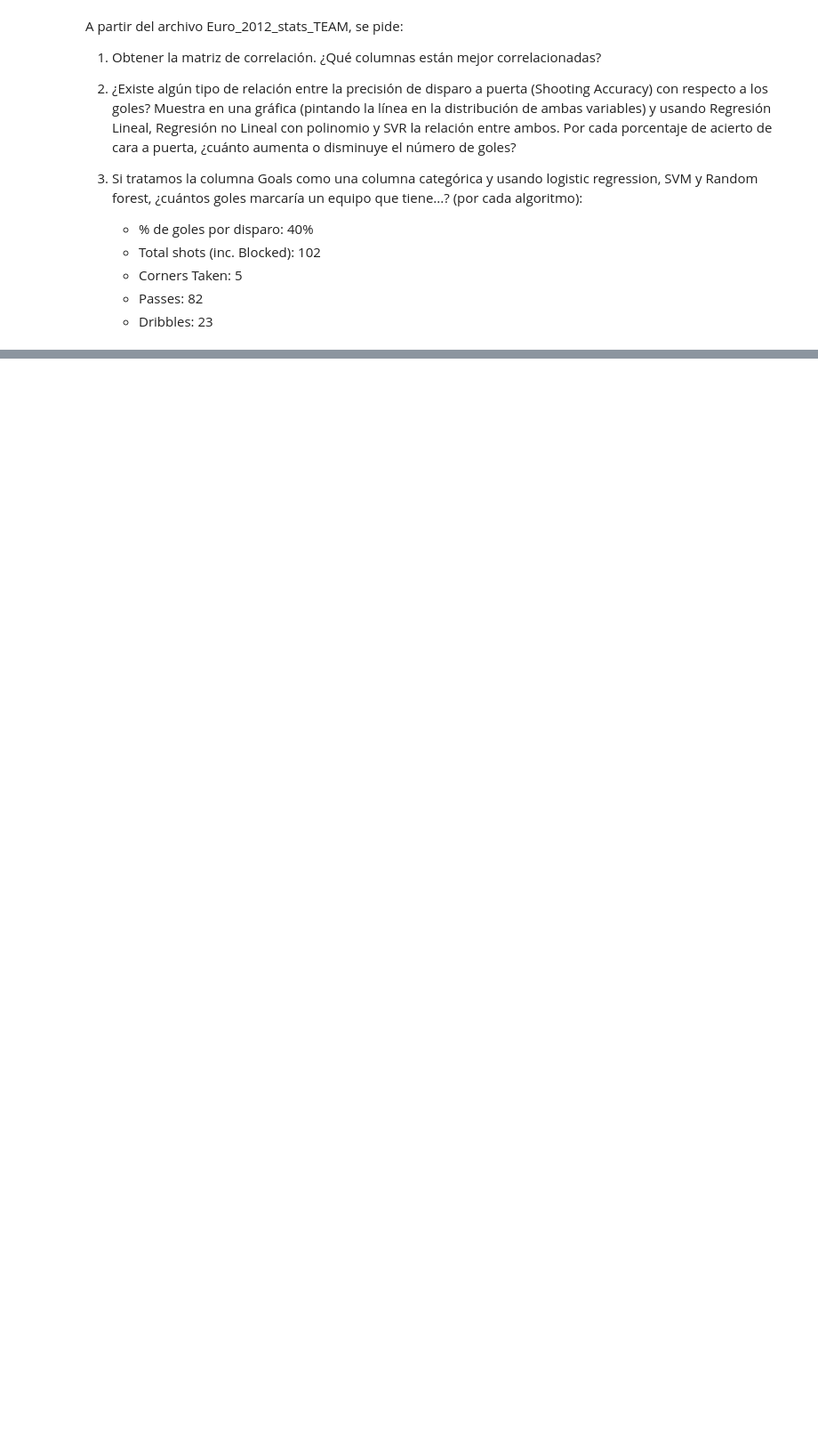
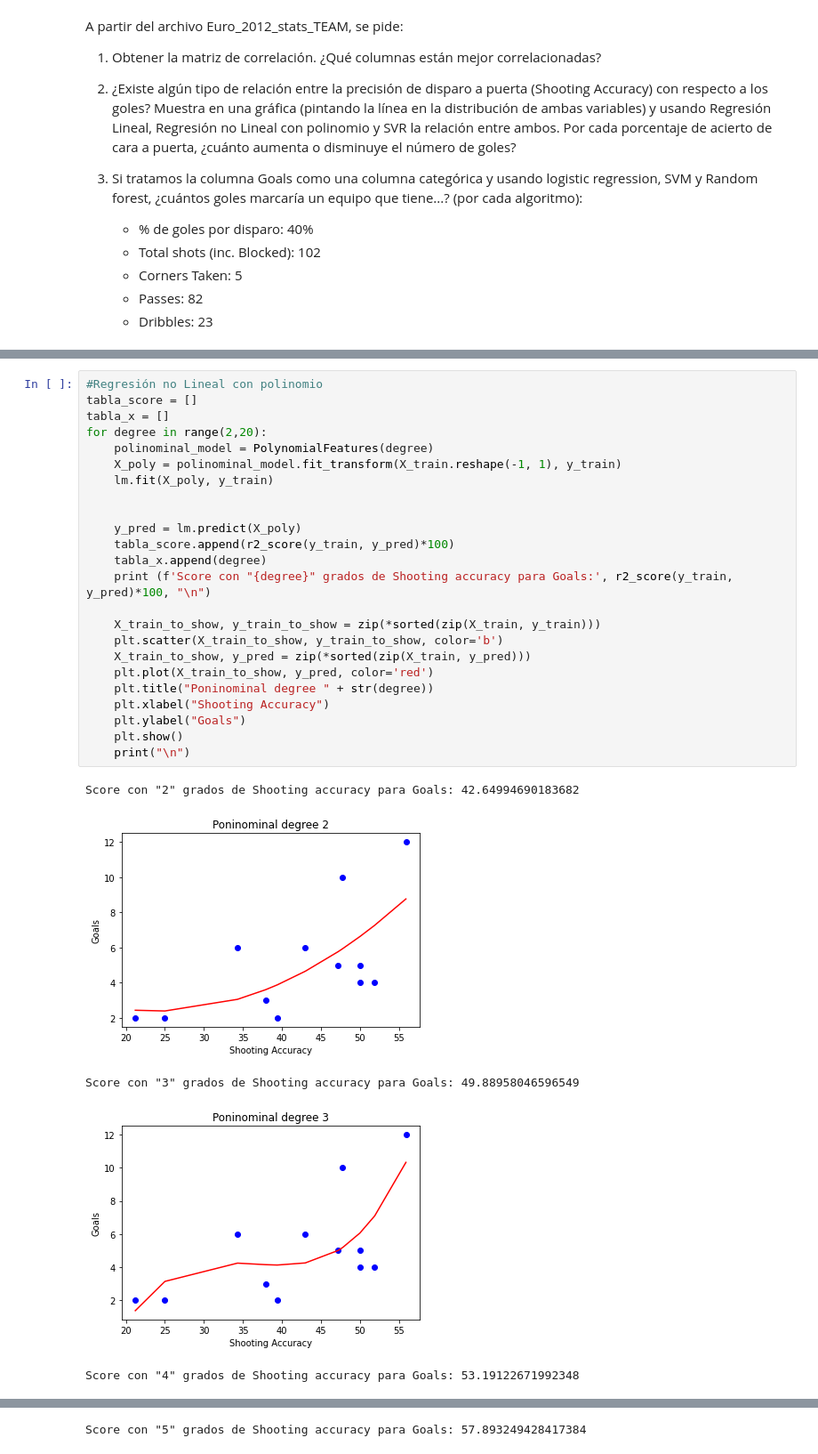
Before and after one commit to Adriagallardo/Adria-Gallardo-Thebridge, a Jupyter notebook: Ejercicios/Week9/4.polynomial_regresion/2.football_stats.ipynb, the cells around one changed output, grey strips where cells are left out. Shown at 89% size. Cells and saved outputs as stored; diff of their text form; blank space fills up the shorter version.

```diff
--- a/Ejercicios/Week9/4.polynomial_regresion/2.football_stats.ipynb
+++ b/Ejercicios/Week9/4.polynomial_regresion/2.football_stats.ipynb
@@ -38,0 +163,30 @@ df
+# %%
+#Regresión no Lineal con polinomio
+tabla_score = []
+tabla_x = []
+for degree in range(2,20):
+    polinominal_model = PolynomialFeatures(degree)
+    X_poly = polinominal_model.fit_transform(X_train.reshape(-1, 1), y_train)
+    lm.fit(X_poly, y_train)
+
+
+    y_pred = lm.predict(X_poly)
+    tabla_score.append(r2_score(y_train, y_pred)*100)
+    tabla_x.append(degree)
+    print (f'Score con "{degree}" grados de Shooting accuracy para Goals:', r2_score(y_train, y_pred)*100, "\n")
+
+    X_train_to_show, y_train_to_show = zip(*sorted(zip(X_train, y_train)))
+    plt.scatter(X_train_to_show, y_train_to_show, color='b')
+    X_train_to_show, y_pred = zip(*sorted(zip(X_train, y_pred)))
+    plt.plot(X_train_to_show, y_pred, color='red')
+    plt.title("Poninominal degree " + str(degree))
+    plt.xlabel("Shooting Accuracy")
+    plt.ylabel("Goals")
+    plt.show()
+    print("\n")
+# %% [output]
+Score con "2" grados de Shooting accuracy para Goals: 42.64994690183682
+[figure, added]
+Score con "3" grados de Shooting accuracy para Goals: 49.88958046596549
+[figure, added]
+Score con "4" grados de Shooting accuracy para Goals: 53.19122671992348
@@ -38,0 +194 @@ df
+Score con "5" grados de Shooting accuracy para Goals: 57.893249428417384
```
Also changed, not shown: parts of 37 cells of this notebook, 4 other files.
